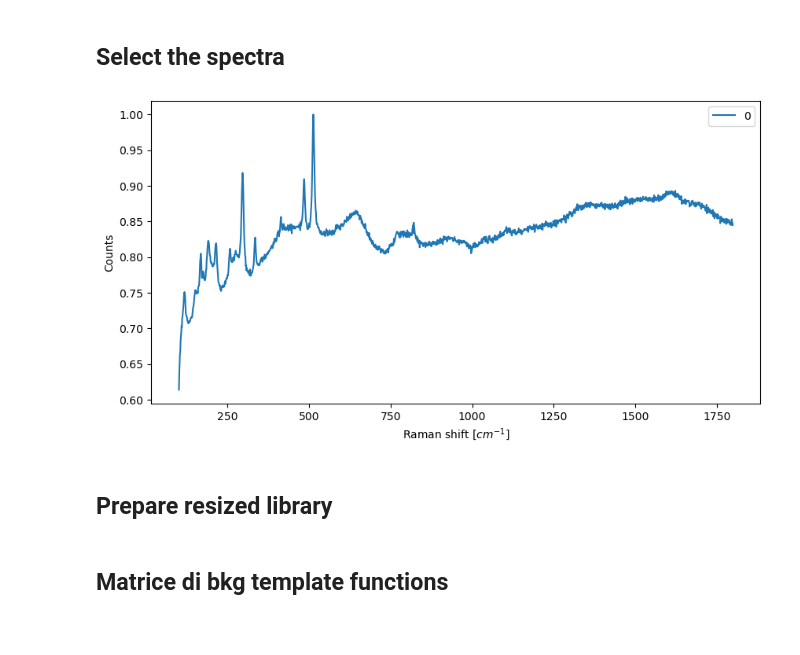
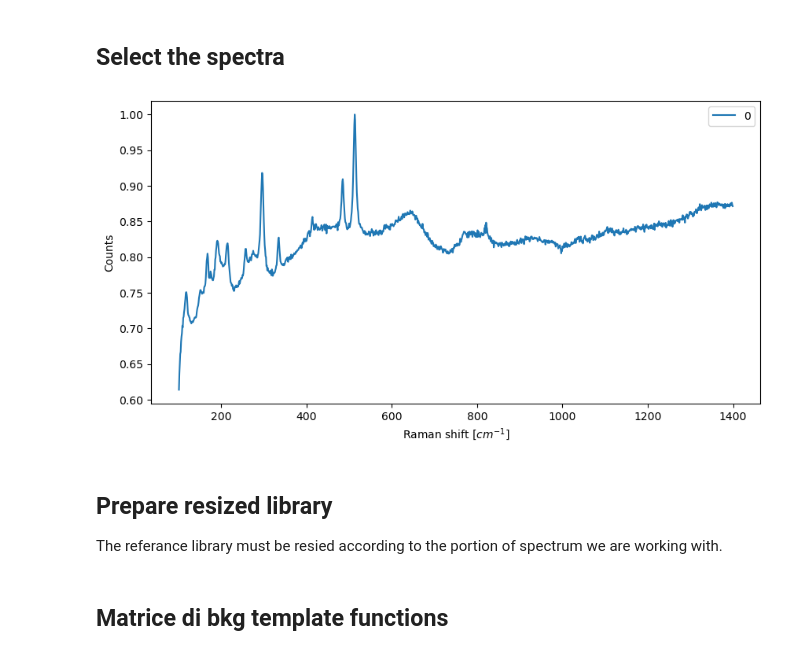
Before and after one commit to FabioBrugnara/pyram, a Jupyter notebook: 3-bkg_and_spectra_fit/ND_similarity.ipynb, the cells around one changed output. Drawn from its saved outputs; the diff is of its cells as text; code cells hidden in the pictures.

```diff
--- a/3-bkg_and_spectra_fit/ND_similarity.ipynb
+++ b/3-bkg_and_spectra_fit/ND_similarity.ipynb
@@ -51,10 +53,11 @@ txt11  ->  Sample01_E_6x4s_633nm_G1200_F100__Ox100LWD.txt
 # %%
 # take an unknown spectra with bkg
 
 S=pr.type2spectra('txt10')
-S = S[:,S[0]<1800]
+S = S[:,S[0]<1400]
 pr.plot(S)
 # %% [output]
-[figure, old version]
+[figure, new version]
-# %% [markdown]
-## Prepare resized library
+# %% [markdown]
+## Prepare resized library
+The referance library must be resied according to the portion of spectrum we are working with.
```
Also changed, not shown: parts of 7 cells of this notebook, 4 other files.
